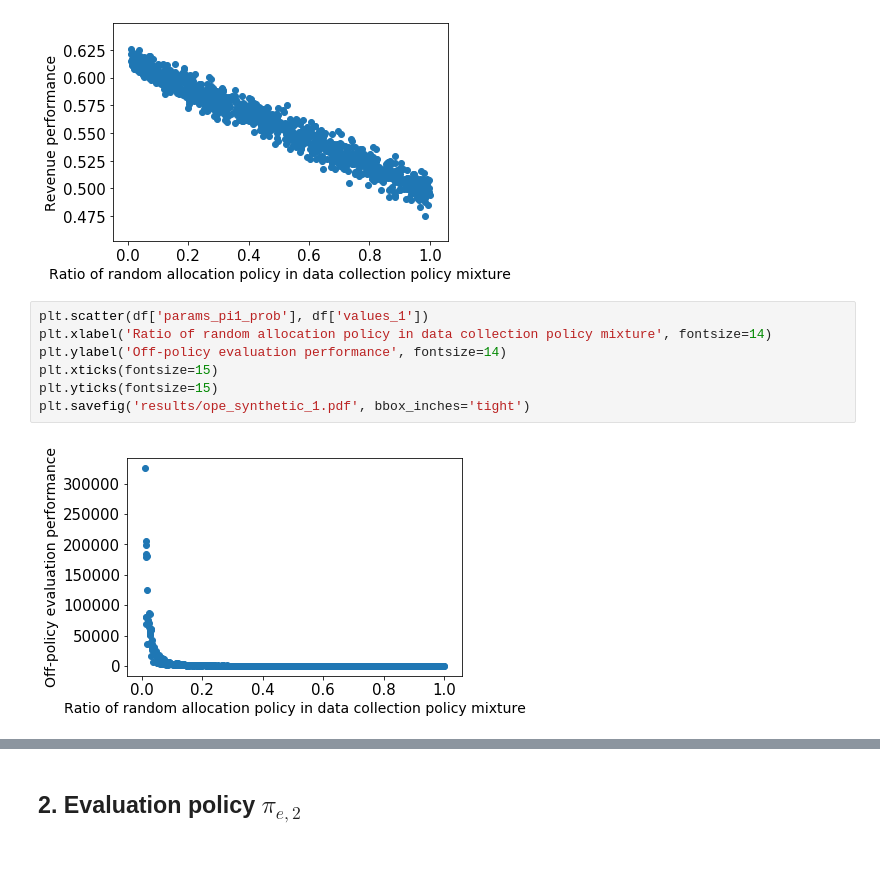
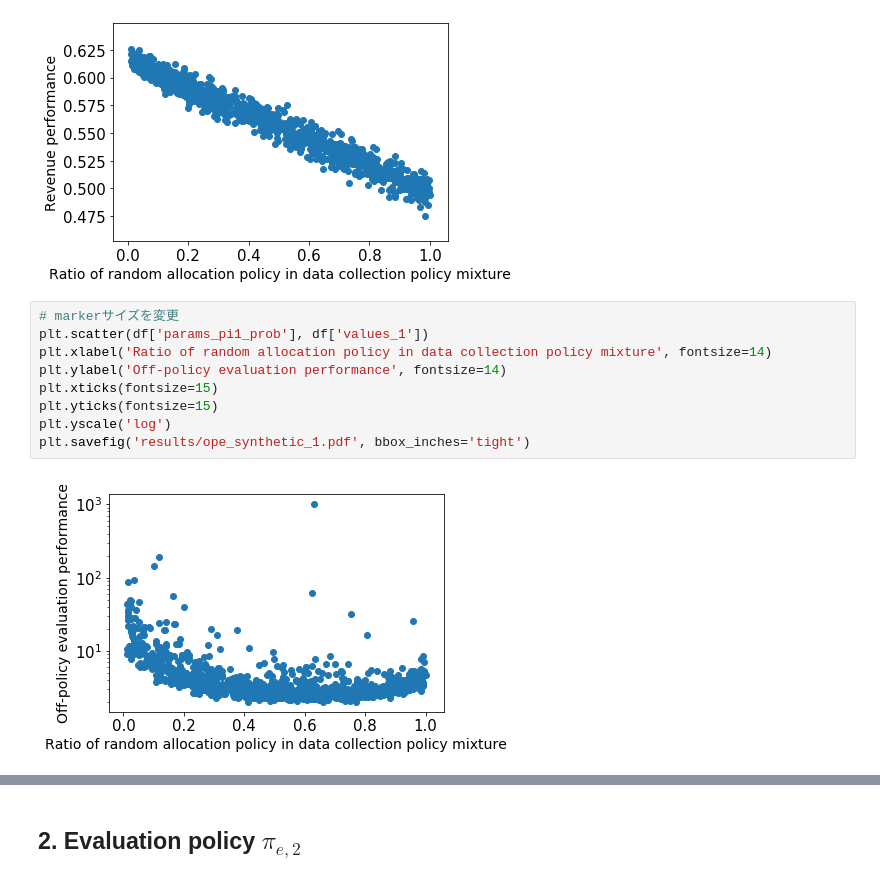
Before and after one commit to nnnnishi/pricai2024balancing, a Jupyter notebook: synthetic_experiments.ipynb, the cells around one changed output, grey strips where cells are left out. Drawn from its saved outputs; the diff is of its cells as text.

```diff
--- a/synthetic_experiments.ipynb
+++ b/synthetic_experiments.ipynb
@@ -95,14 +92,16 @@ plt.savefig('results/revenue_synthetic_1.pdf', bbox_inches='tight')
 # %% [output]
 [figure]
 # %%
+# markerサイズを変更
 plt.scatter(df['params_pi1_prob'], df['values_1'])
 plt.xlabel('Ratio of random allocation policy in data collection policy mixture', fontsize=14)
 plt.ylabel('Off-policy evaluation performance', fontsize=14)
 plt.xticks(fontsize=15)
 plt.yticks(fontsize=15)
+plt.yscale('log')
 plt.savefig('results/ope_synthetic_1.pdf', bbox_inches='tight')
 # %% [output]
-[figure, old version]
+[figure, new version]
 # %%
 dominates = [False]*len(df)
 values_0 = list(df['values_0'])
```
Also changed, not shown: parts of 16 cells of this notebook, 6 other files.
